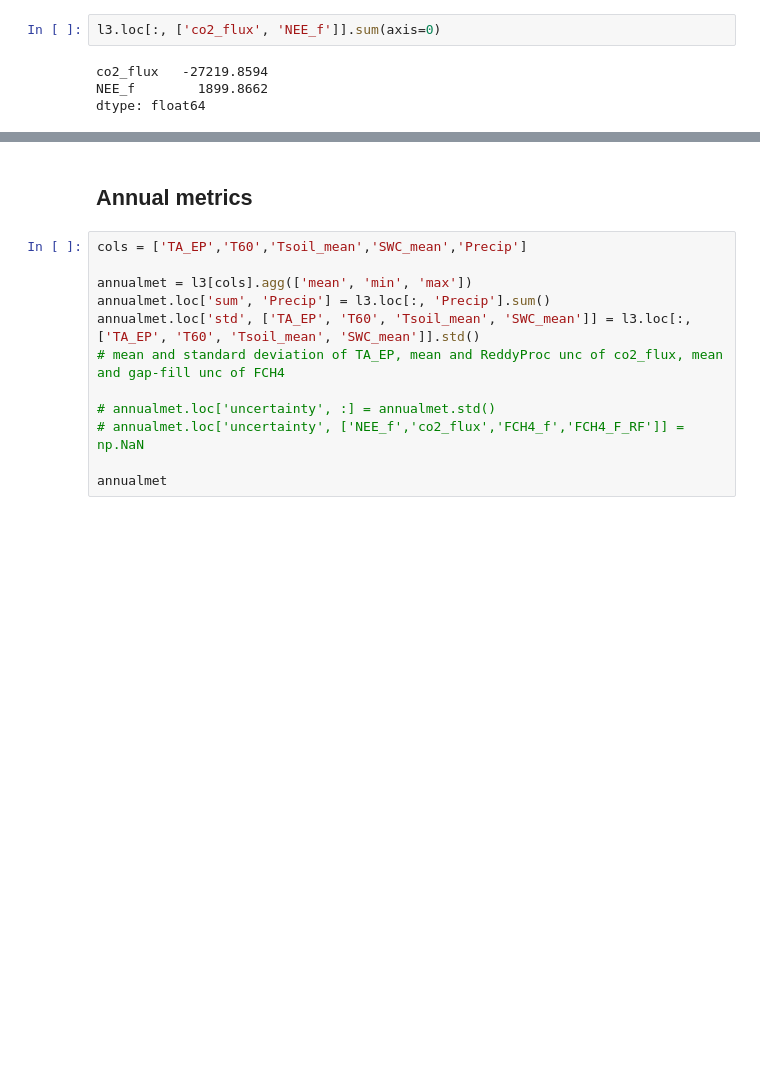
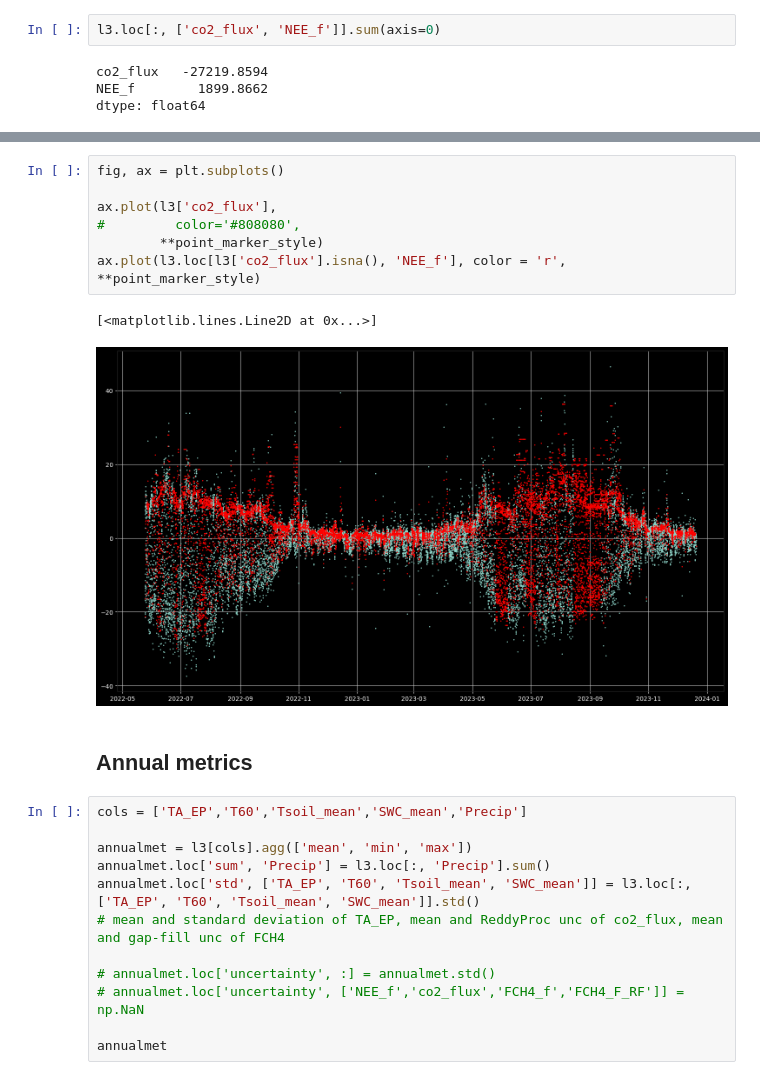
Before and after one commit to ottobriner/atmos-flux-data, a Jupyter notebook: atmos-budget.ipynb, the cells around one changed output, grey strips where cells are left out. Drawn from its saved outputs; the diff is of its cells as text; blank space fills up the shorter version.

```diff
--- a/atmos-budget.ipynb
+++ b/atmos-budget.ipynb
@@ -126,3 +136,13 @@ dtype: float64
+# %%
+fig, ax = plt.subplots()
+
+ax.plot(l3['co2_flux'],
+#         color='#808080',
+        **point_marker_style)
+ax.plot(l3.loc[l3['co2_flux'].isna(), 'NEE_f'], color = 'r', **point_marker_style)
+# %% [output]
+[<matplotlib.lines.Line2D at 0x...>]
+[figure, added]
 # %% [markdown]
 ## Annual metrics
 # %%
```
Also changed, not shown: parts of 15 cells of this notebook.
